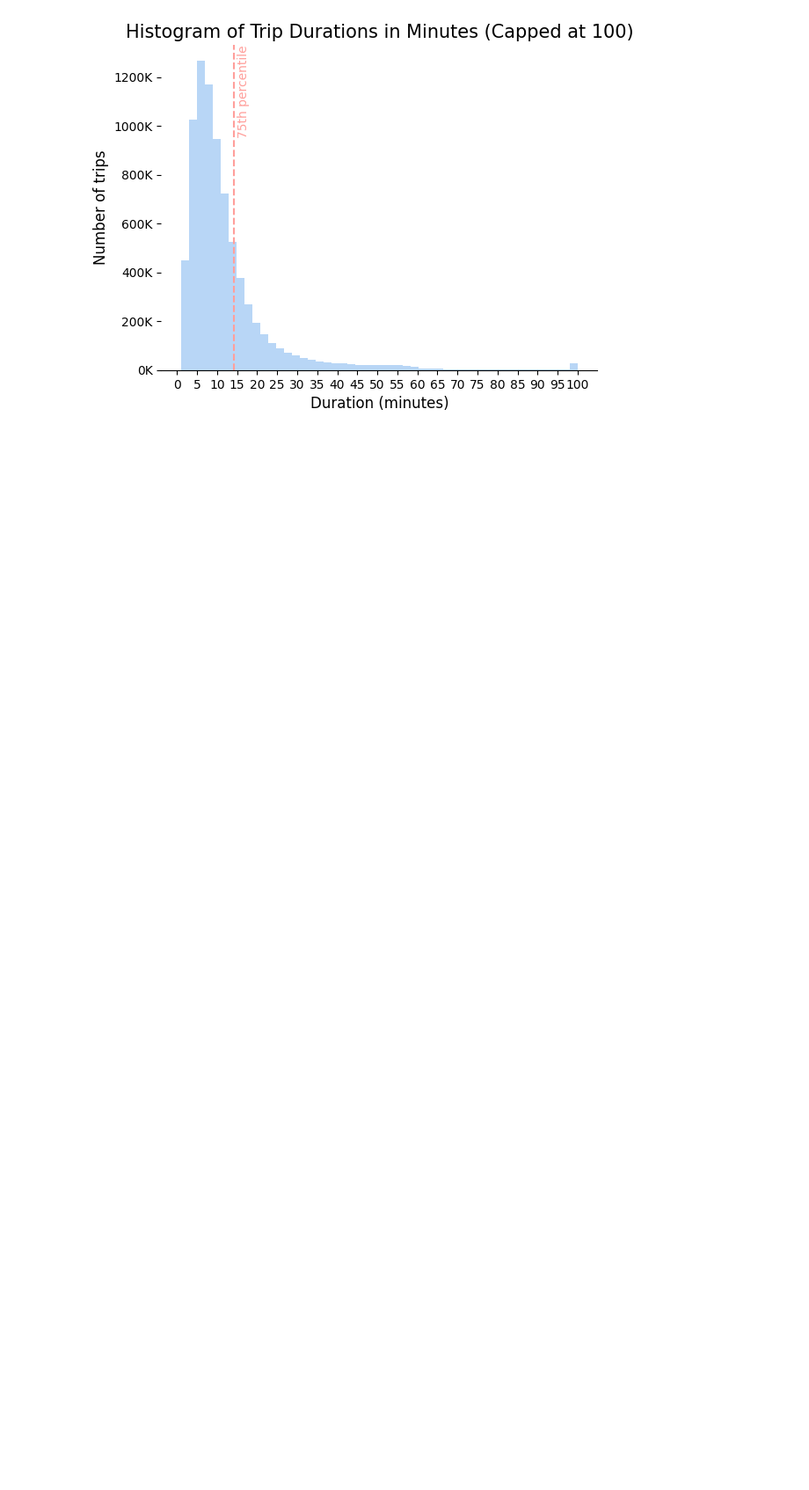
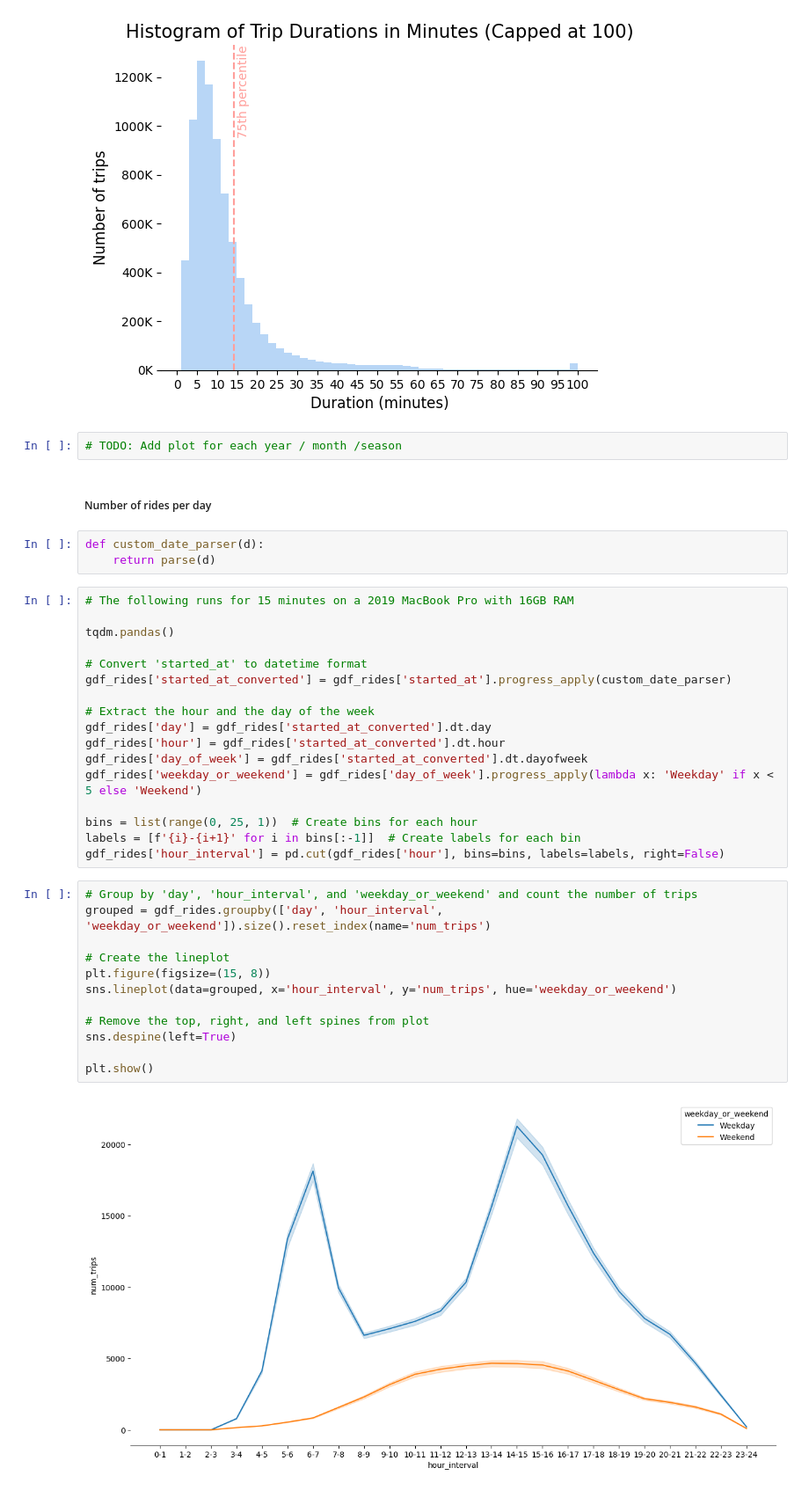
Before and after one commit to niclasclassen/oslo-city-bikes-network-flow-analysis, a Jupyter notebook: main.ipynb, the cells around one changed output. Shown at 88% size. Drawn from its saved outputs; the diff is of its cells as text; blank space fills up the shorter version.

Commit message:
add analysis weekday vs weekend

```diff
--- a/main.ipynb
+++ b/main.ipynb
@@ -382,3 +383,41 @@ sns.despine(left=True)
 plt.show()
 # %% [output]
 [figure]
+# %%
+# TODO: Add plot for each year / month /season
+# %% [markdown]
+##### Number of rides per day
+# %%
+def custom_date_parser(d):
+    return parse(d)
+# %%
+# The following runs for 15 minutes on a 2019 MacBook Pro with 16GB RAM
+
+tqdm.pandas()
+
+# Convert 'started_at' to datetime format
+gdf_rides['started_at_converted'] = gdf_rides['started_at'].progress_apply(custom_date_parser)
+
+# Extract the hour and the day of the week
+gdf_rides['day'] = gdf_rides['started_at_converted'].dt.day
+gdf_rides['hour'] = gdf_rides['started_at_converted'].dt.hour
+gdf_rides['day_of_week'] = gdf_rides['started_at_converted'].dt.dayofweek
+gdf_rides['weekday_or_weekend'] = gdf_rides['day_of_week'].progress_apply(lambda x: 'Weekday' if x < 5 else 'Weekend')
+
+bins = list(range(0, 25, 1))  # Create bins for each hour
+labels = [f'{i}-{i+1}' for i in bins[:-1]]  # Create labels for each bin
+gdf_rides['hour_interval'] = pd.cut(gdf_rides['hour'], bins=bins, labels=labels, right=False)
+# %%
+# Group by 'day', 'hour_interval', and 'weekday_or_weekend' and count the number of trips
+grouped = gdf_rides.groupby(['day', 'hour_interval', 'weekday_or_weekend']).size().reset_index(name='num_trips')
+
+# Create the lineplot
+plt.figure(figsize=(15, 8))
+sns.lineplot(data=grouped, x='hour_interval', y='num_trips', hue='weekday_or_weekend')
+
+# Remove the top, right, and left spines from plot
+sns.despine(left=True)
+
+plt.show()
+# %% [output]
+[figure, added]
```
Also changed, not shown: parts of 3 cells of this notebook.
